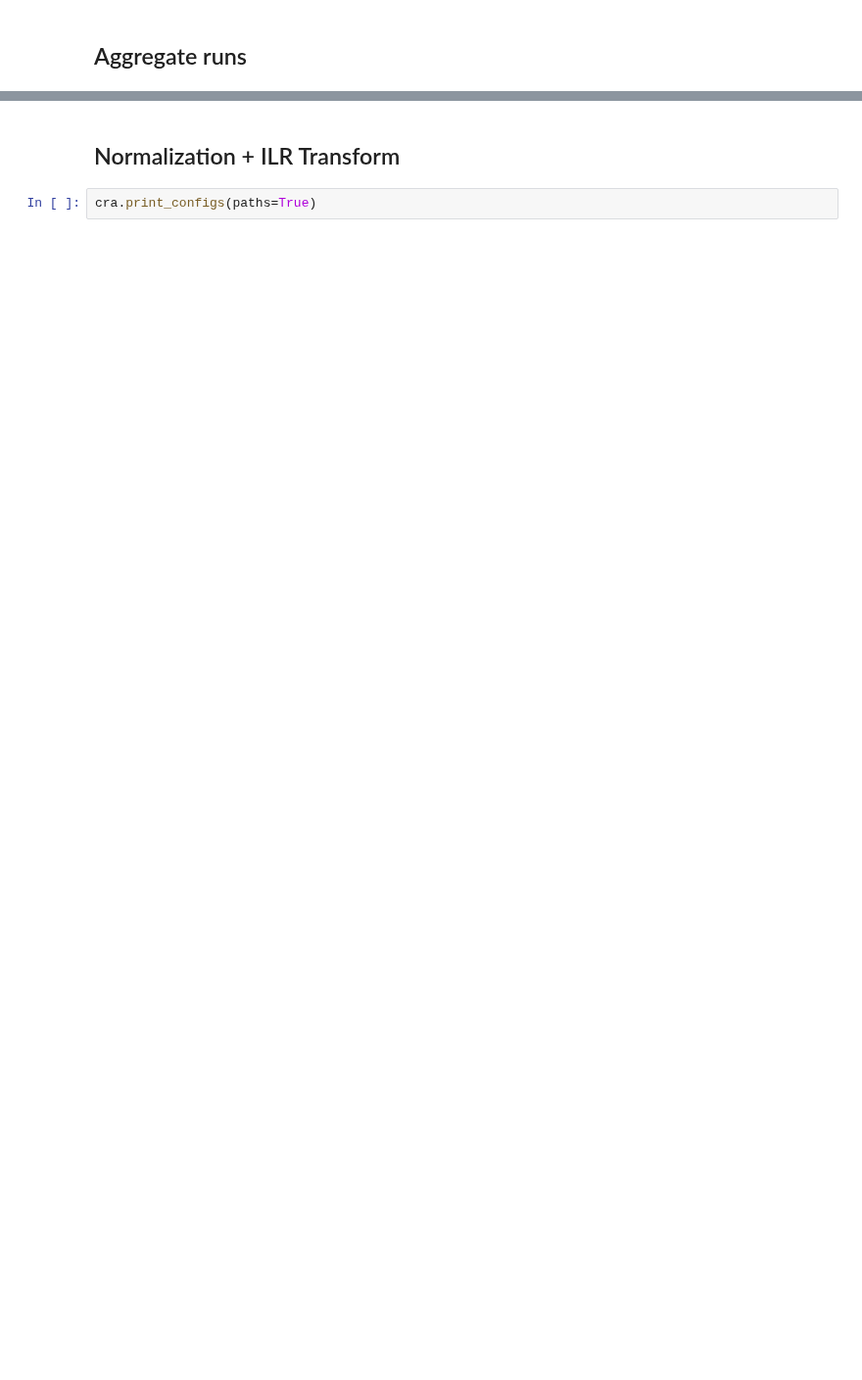
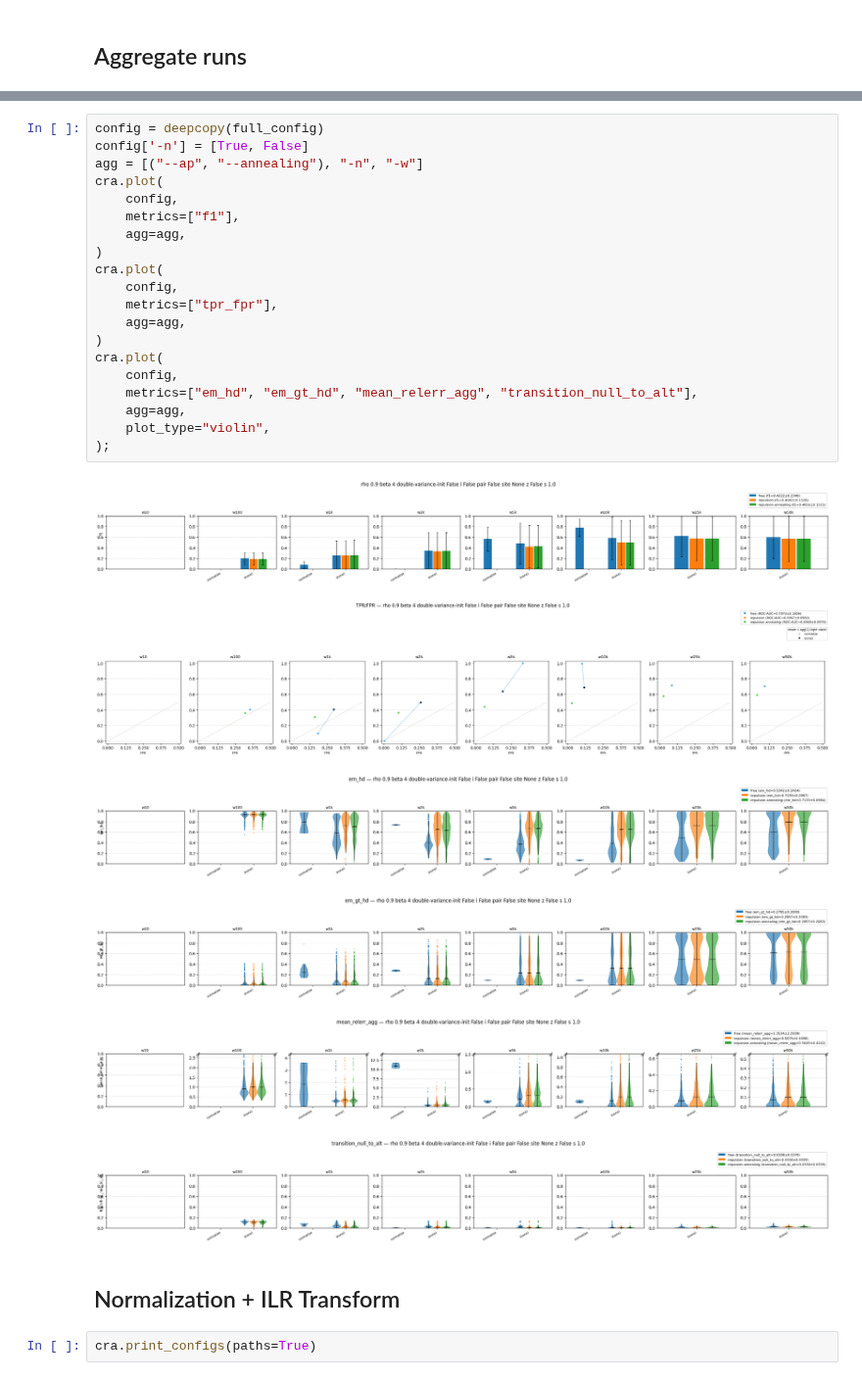
Before and after one commit to isaacangyu/phlag, a Jupyter notebook: bench/aggregate.ipynb, the cells around one changed output, grey strips where cells are left out. Shown at 98% size. Cells and saved outputs as stored; diff of their text form; blank space fills up the shorter version.

```diff
--- a/bench/aggregate.ipynb
+++ b/bench/aggregate.ipynb
@@ -3,3 +14,30 @@
+# %%
+config = deepcopy(full_config)
+config['-n'] = [True, False]
+agg = [("--ap", "--annealing"), "-n", "-w"]
+cra.plot(
+    config,
+    metrics=["f1"],
+    agg=agg,
+)
+cra.plot(
+    config,
+    metrics=["tpr_fpr"],
+    agg=agg,
+)
+cra.plot(
+    config,
+    metrics=["em_hd", "em_gt_hd", "mean_relerr_agg", "transition_null_to_alt"],
+    agg=agg,
+    plot_type="violin",
+);
+# %% [output]
+[figure, added]
+[figure, added]
+[figure, added]
+[figure, added]
+[figure, added]
+[figure, added]
 # %% [markdown]
 ## Normalization + ILR Transform
 # %%
```
Also changed, not shown: parts of 7 cells of this notebook, 14 other files.
